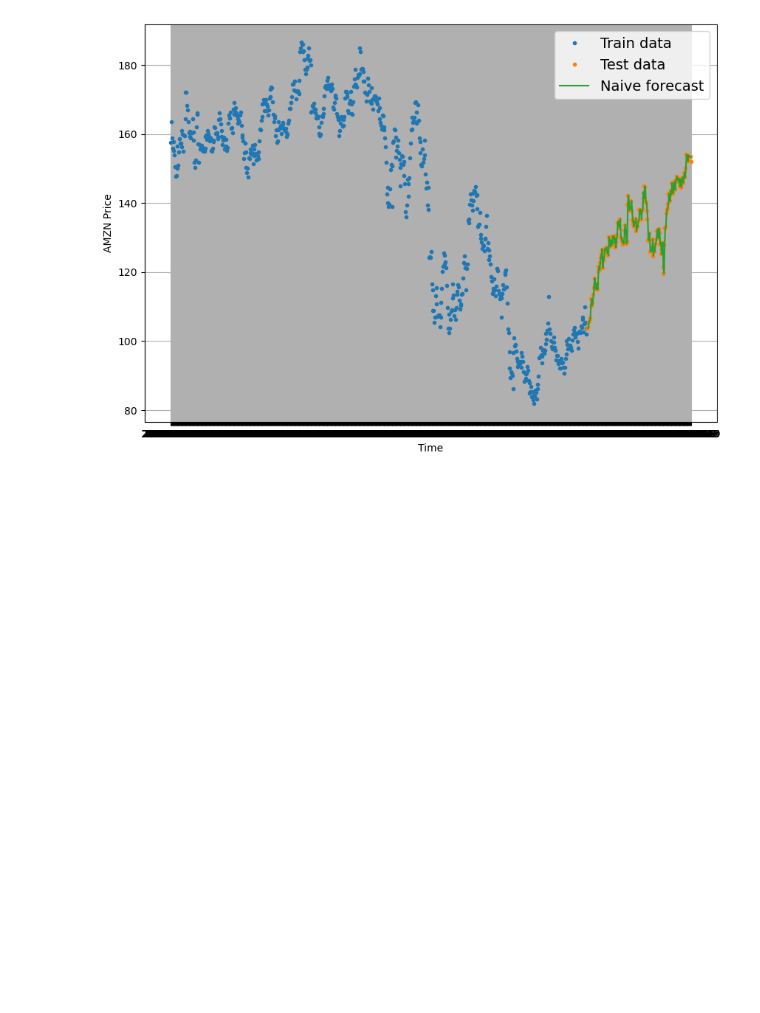
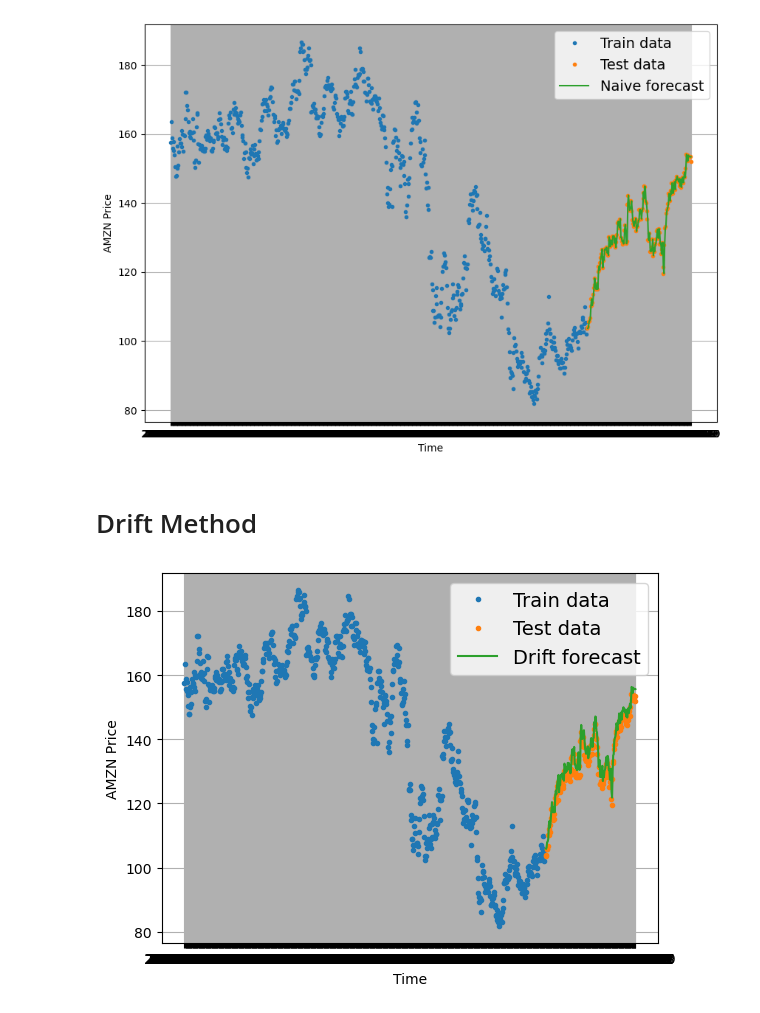
Before and after one commit to mrrkdas/Finance, a Jupyter notebook: Models.ipynb, the cells around one changed output. Drawn from its saved outputs; the diff is of its cells as text; code cells hidden in the pictures; blank space fills up the shorter version.

Commit message:
drift forecast

```diff
--- a/Models.ipynb
+++ b/Models.ipynb
@@ -60,3 +60,19 @@ plot_time_series(timesteps=test_dates, values=test_close, label="Test data")
 plot_time_series(timesteps=test_dates[1:], values=naive_forecast, format="-", label="Naive forecast");
 # %% [output]
 [figure]
+# %% [markdown]
+# Drift Method
+# %%
+df["shifted_column"] = df["Close"].shift()
+df["difference"] = df['Close'] - df["shifted_column"]
+df['difference'] = df['difference'].abs()
+df["difference"].abs()
+average_roc = df['difference'].mean()
+# %%
+drift_forecast = test_close[:-1] + average_roc
+# %%
+plot_time_series(timesteps=train_dates, values=train_close, label="Train data")
+plot_time_series(timesteps=test_dates, values=test_close, label="Test data")
+plot_time_series(timesteps=test_dates[1:], values=drift_forecast, format="-", label="Drift forecast");
+# %% [output]
+[figure, added]
```
